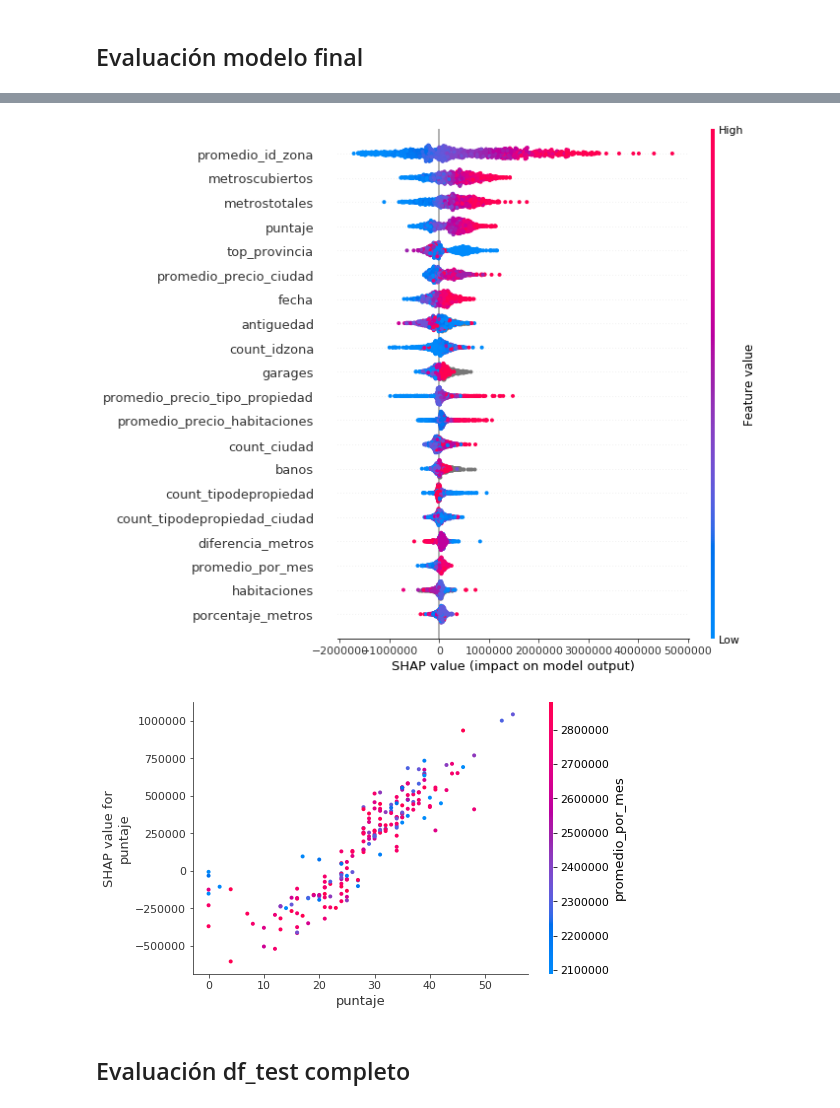
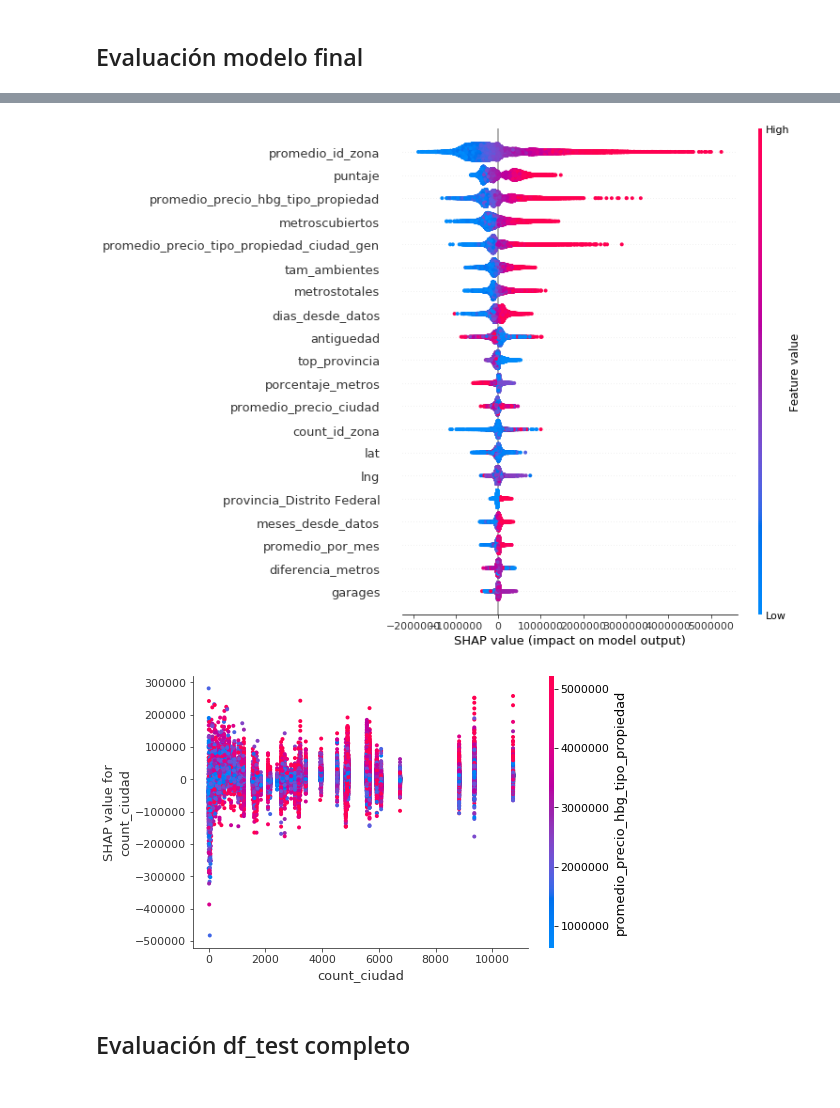
Before and after one commit to JDSanto/datos-tp2, a Jupyter notebook: LightGBM.ipynb, the cells around one changed output, grey strips where cells are left out. Drawn from its saved outputs; the diff is of its cells as text; code cells hidden in the pictures.

```diff
--- a/LightGBM.ipynb
+++ b/LightGBM.ipynb
@@ -17,10 +17,11 @@ df_train, df_eval = features.features_de_csvs(df_train, df_eval)
 # df_train = utils.dolarizar_df(df_train)
 # df_train = df_train.sample(frac=1).reset_index(drop=True)
 
-df_eval = features.llenar_nulls(df_eval, hgb_mean=True)
+df_train, df_test = utils.dividir_df_testeo(df_train, test_size=0.15)
+
+df_test = features.llenar_nulls(df_test, hgb_mean=True, df_fill=df_train)
 df_train = features.llenar_nulls(df_train, hgb_mean=True)
 
-df_train, df_test = utils.dividir_df_testeo(df_train, test_size=0.15)
 
 # df_train = df_train.sample(frac=1).reset_index(drop=True)
 # df_test = utils.pesificar_df(df_test)
@@ -376,10 +388,8 @@ MAE LightGBM (eval): 536163.75109
 # %%
 import shap
-shap.initjs()
+# shap.initjs()
 
-df_test_f['diff'] = df_test_f['precio'].values - df_test_f['target'].values
-df_test_f_frac = df_test_f.sort_values('diff', ascending=False).iloc[0:1000]
-df_test_f_frac = utils.filtrar_features(df_test_f_frac, features)
+df_test_shap = utils.filtrar_features(df_test_f, features)
 
 explainer = shap.TreeExplainer(gbm)
-shap_values = explainer.shap_values(df_test_f_frac)
+shap_values = explainer.shap_values(df_test_shap)
@@ -396,11 +398,11 @@ shap.force_plot(explainer.expected_value, shap_values, df_test_f_frac)
 # %%
-shap.summary_plot(shap_values, df_test_f_frac)
+shap.summary_plot(shap_values, df_test_shap)
 # %% [output]
-[figure, old version]
+[figure, new version]
 # %%
-shap.dependence_plot("puntaje", shap_values, df_test_f_frac)
+shap.dependence_plot("count_ciudad", shap_values, df_test_shap)
 # %% [output]
-[figure, old version]
+[figure, new version]
 # %% [markdown]
 ## Evaluación df_test completo
 # %%
```
Also changed, not shown: parts of 6 cells of this notebook, 5 other files.
